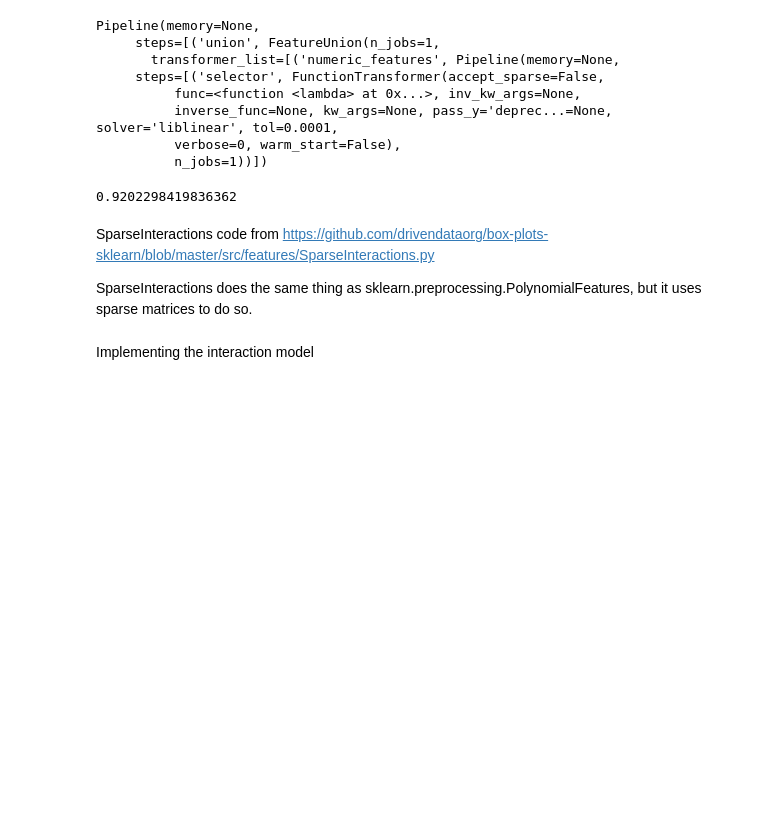
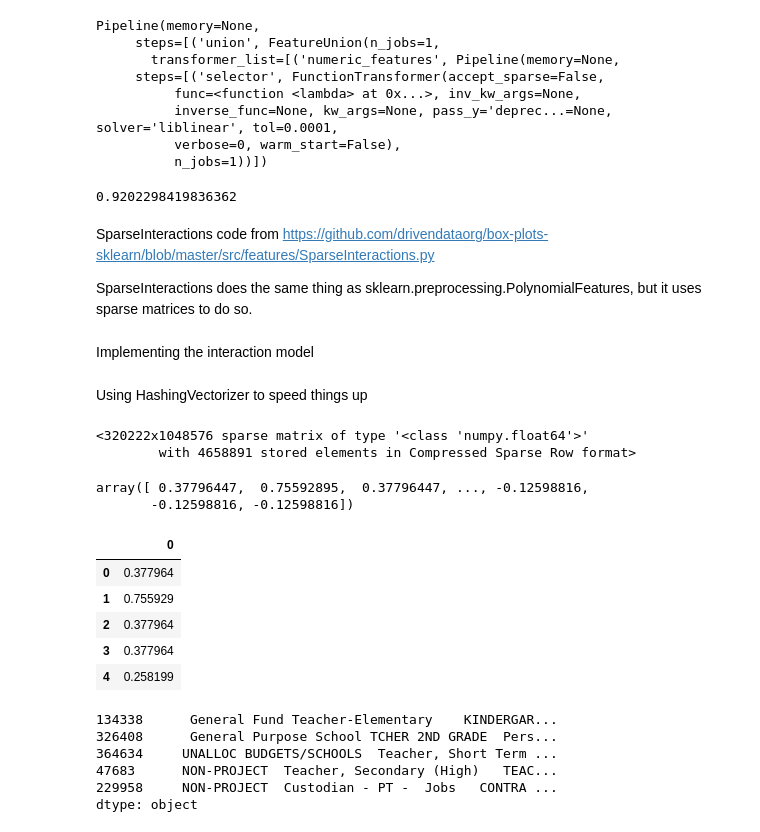
Before and after one commit to awoziji/SchoolBudgetData, a Jupyter notebook: SchoolBudgetData.ipynb, the cells around one changed output. Cells and saved outputs as stored; diff of their text form; code cells hidden in the pictures; blank space fills up the shorter version.

Commit message:
Using hashing vectorizer

```diff
--- a/SchoolBudgetData.ipynb
+++ b/SchoolBudgetData.ipynb
@@ -1220,3 +1220,51 @@ pl = Pipeline([
         ('scale', MaxAbsScaler()),
         ('clf', OneVsRestClassifier(LogisticRegression()))
     ])
+# %% [markdown]
+Using HashingVectorizer to speed things up
+# %%
+# Import HashingVectorizer
+from sklearn.feature_extraction.text import HashingVectorizer
+
+# Get text data: text_data
+text_data = combine_text_columns(X_train)
+
+# Create the token pattern: TOKENS_ALPHANUMERIC
+TOKENS_ALPHANUMERIC = '[A-Za-z0-9]+(?=\\s+)'
+
+# Instantiate the HashingVectorizer: hashing_vec
+hashing_vec = HashingVectorizer(token_pattern = TOKENS_ALPHANUMERIC)
+
+# Fit and transform the Hashing Vectorizer
+hashed_text = hashing_vec.fit_transform(text_data)
+
+# Create DataFrame and print the head
+hashed_df = pd.DataFrame(hashed_text.data)
+# %%
+hashed_text
+# %% [output]
+<320222x1048576 sparse matrix of type '<class 'numpy.float64'>'
+        with 4658891 stored elements in Compressed Sparse Row format>
+# %%
+hashed_text.data
+# %% [output]
+array([ 0.37796447,  0.75592895,  0.37796447, ..., -0.12598816,
+       -0.12598816, -0.12598816])
+# %%
+hashed_df.head()
+# %% [output]
+|  | 0 |
+| 0 | 0.377964 |
+| 1 | 0.755929 |
+| 2 | 0.377964 |
+| 3 | 0.377964 |
+| 4 | 0.258199 |
+# %%
+text_data.head()
+# %% [output]
+134338      General Fund Teacher-Elementary    KINDERGAR...
+326408      General Purpose School TCHER 2ND GRADE  Pers...
+364634     UNALLOC BUDGETS/SCHOOLS  Teacher, Short Term ...
+47683      NON-PROJECT  Teacher, Secondary (High)   TEAC...
+229958     NON-PROJECT  Custodian - PT -  Jobs   CONTRA ...
+dtype: object
```
